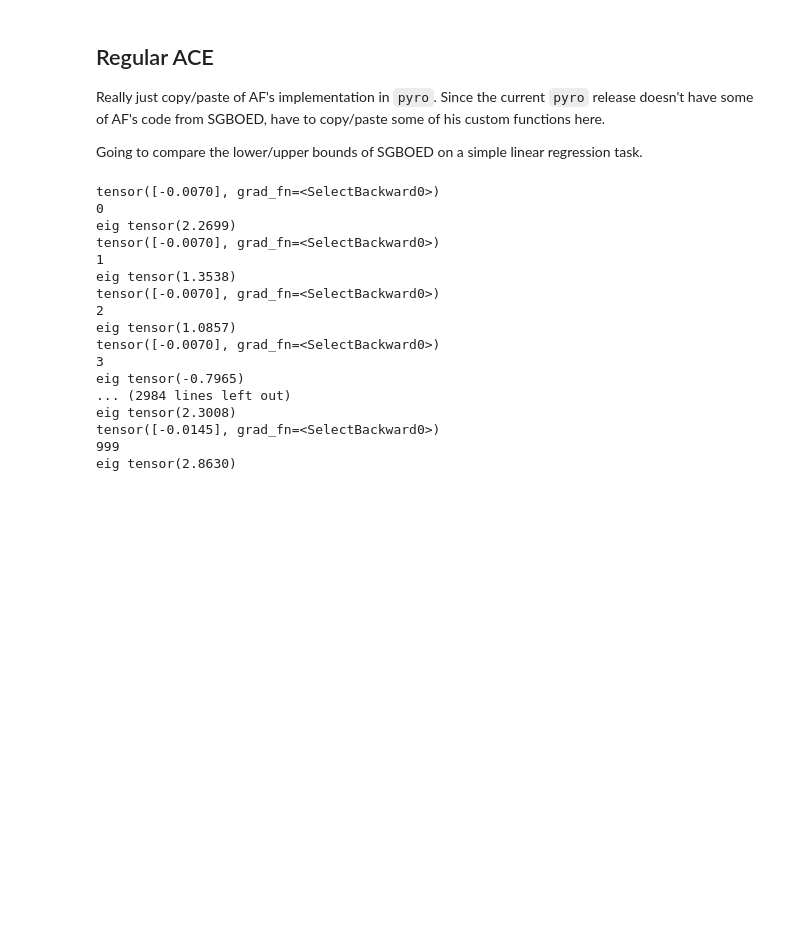
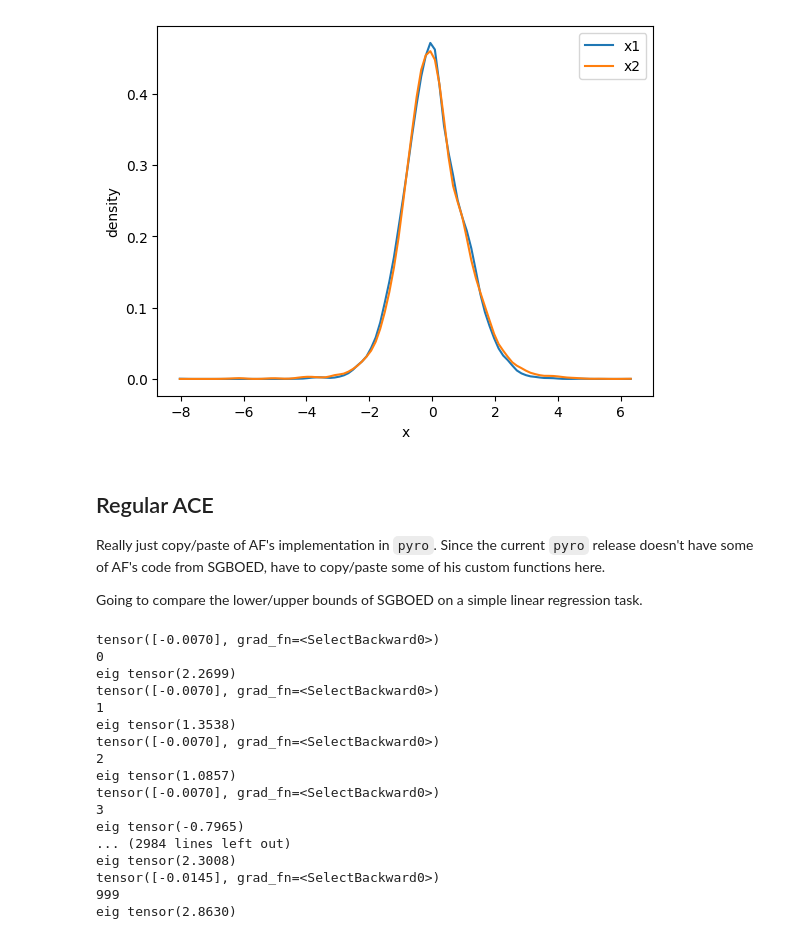
Before and after one commit to vz415/lfiax, a Jupyter notebook: examples/linear_regression.ipynb, the cells around one changed output. Drawn from its saved outputs; the diff is of its cells as text; code cells hidden in the pictures; blank space fills up the shorter version.

```diff
--- a/examples/linear_regression.ipynb
+++ b/examples/linear_regression.ipynb
@@ -311,3 +373,40 @@ for step in range(training_steps):
+# %%
+from scipy.stats import gaussian_kde
+
+# TODO: Make code that automatically slices these up.
+theta_test = jnp.expand_dims(X[:, X.shape[1] // 2], -1)
+# d_test = jnp.expand_dims(X[:, 4], -1)
+d_test = X[:, -len_x:-len_xi]
+xi_test = X[:, -len_xi:]
+# xi_test = jnp.expand_dims(X[:, 2], -1)
+# xi_test = jnp.ones((10000, 1)) * 3
+# xi_test = jnp.expand_dims(X[:, 1], -1)
+
+
+samples = model_sample.apply(params,
+                    next(prng_seq),
+                    num_samples=len(theta_test),
+                    theta=theta_test,
+                    d=d_test,
+                    # d=d_obs,
+                    xi=xi_test)
+
+
+density_1 = gaussian_kde(samples[:, 0])
+density_2 = gaussian_kde(samples[:, 1])
+
+
+# Plot the density
+fig, ax = plt.subplots()
+x = np.linspace(jnp.min(samples), jnp.max(samples), 100)
+ax.plot(x, density_1(x), label='x1')
+ax.plot(x, density_2(x), label='x2')
+plt.xlabel('x')
+plt.ylabel('density')
+plt.legend()
+plt.show()
+# %% [output]
+[figure, added]
 # %% [markdown]
 ## Regular ACE
 Really just copy/paste of AF's implementation in `pyro`. Since the current `pyro` release doesn't have some of AF's code from SGBOED, have to copy/paste some of his custom functions here.
```
Also changed, not shown: parts of 5 cells of this notebook, 4 other files.
